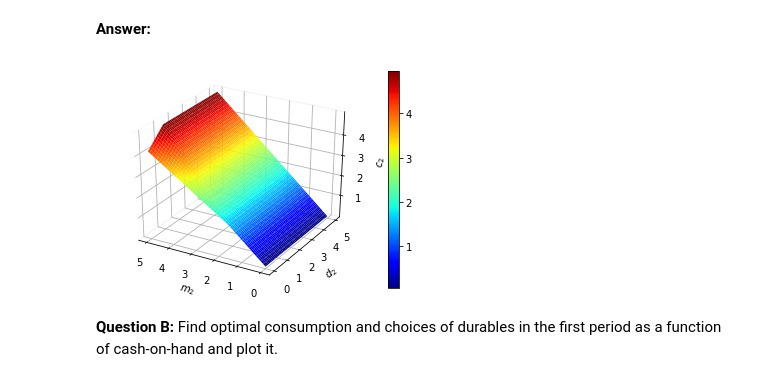
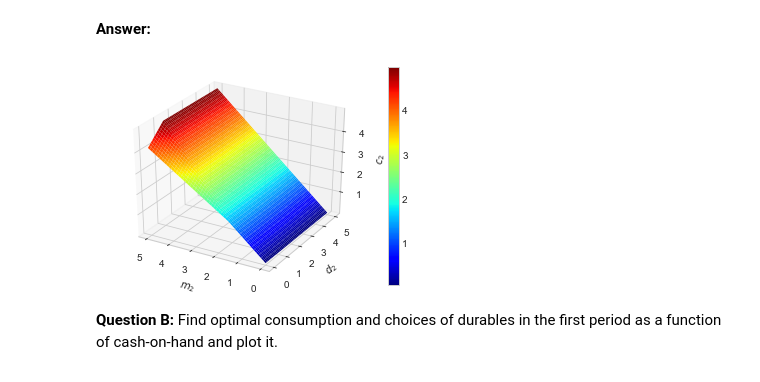
Before and after one commit to NumEconCopenhagen/exercises-2019, a Jupyter notebook: PS7/problem_set_7.ipynb, the cells around one changed output. Saved outputs shown, nothing was run; the diff lists cells and outputs as text; code cells hidden in the pictures.

```diff
--- a/PS7/problem_set_7.ipynb
+++ b/PS7/problem_set_7.ipynb
@@ -10,6 +10,7 @@ import sympy as sm
 
 %matplotlib inline
 import matplotlib.pyplot as plt
+plt.style.use('seaborn-whitegrid')
 from matplotlib import cm
 from mpl_toolkits.mplot3d import Axes3D
 # %% [markdown]
@@ -720,32 +704,27 @@ def solve_period_2(alpha,rho,nu,kappa,Delta):
 # %%
 # a. solve
 m2_vec,d2_vec,v2_grid,c2_grid = solve_period_2(alpha,rho,nu,kappa,Delta)
 
 # b. grids
 m2_grid,d2_grid = np.meshgrid(m2_vec,d2_vec,indexing='ij')
 
 # c. main
 fig = plt.figure()
 ax = fig.add_subplot(1,1,1,projection='3d')
 cs = ax.plot_surface(m2_grid,d2_grid,c2_grid,cmap=cm.jet)
 
 # d. add labels
 ax.set_xlabel('$m_2$')
 ax.set_ylabel('$d_2$')
 ax.set_zlabel('$c_2$')
 
 # e. invert xaxis
 ax.invert_xaxis()
 
-# f. remove background
-ax.xaxis.pane.fill = False
-ax.yaxis.pane.fill = False
-ax.zaxis.pane.fill = False
-
-# g. add colorbar
+# f. add colorbar
 fig.colorbar(cs);
 # %% [output]
-[figure, old version]
+[figure, new version]
 # %% [markdown]
 **Question B:** Find optimal consumption and choices of durables in the first period as a function of cash-on-hand and plot it.
 # %%
```
Also changed, not shown: parts of 19 cells of this notebook, 6 other files.
